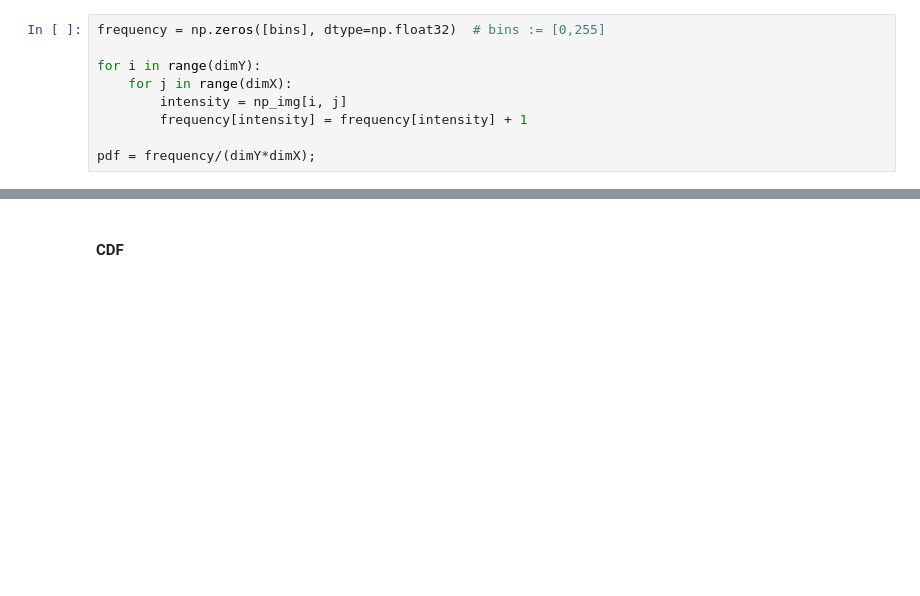
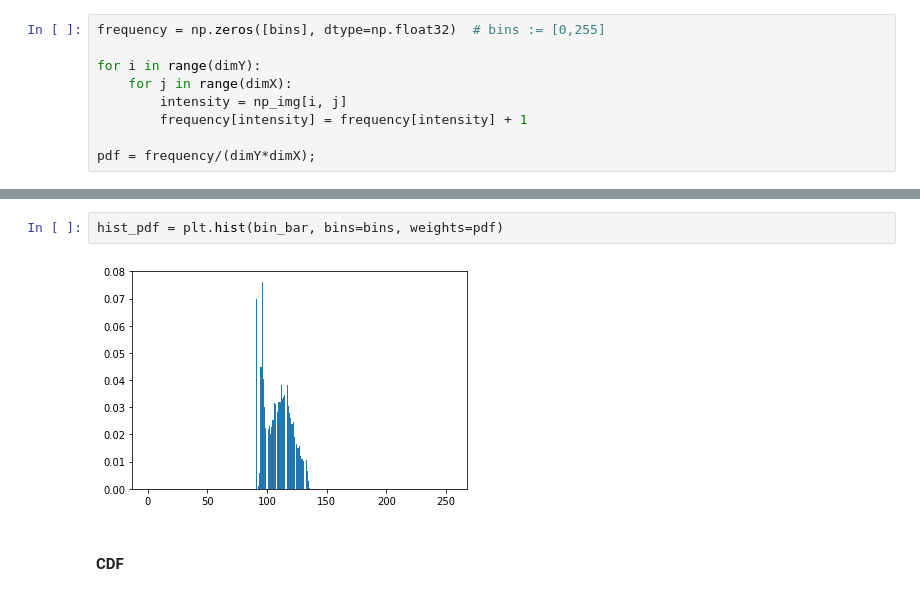
Before and after one commit to DoranLyong/Image-Processing-from-Scratch, a Jupyter notebook: 05_Histogram_processing/01_Image_Histogram.ipynb, the cells around one changed output, grey strips where cells are left out. Cells and saved outputs as stored; diff of their text form; blank space fills up the shorter version.

Commit message:
image_histogram

```diff
--- a/05_Histogram_processing/01_Image_Histogram.ipynb
+++ b/05_Histogram_processing/01_Image_Histogram.ipynb
@@ -55,5 +52,9 @@ hist = plt.hist(bin_bar, bins=bins, weights=frequency)
 # %% [output]
 [figure]
+# %%
+hist_pdf = plt.hist(bin_bar, bins=bins, weights=pdf)
+# %% [output]
+[figure, added]
 # %% [markdown]
 #### CDF
 # %%
```
Also changed, not shown: parts of 2 cells of this notebook.
